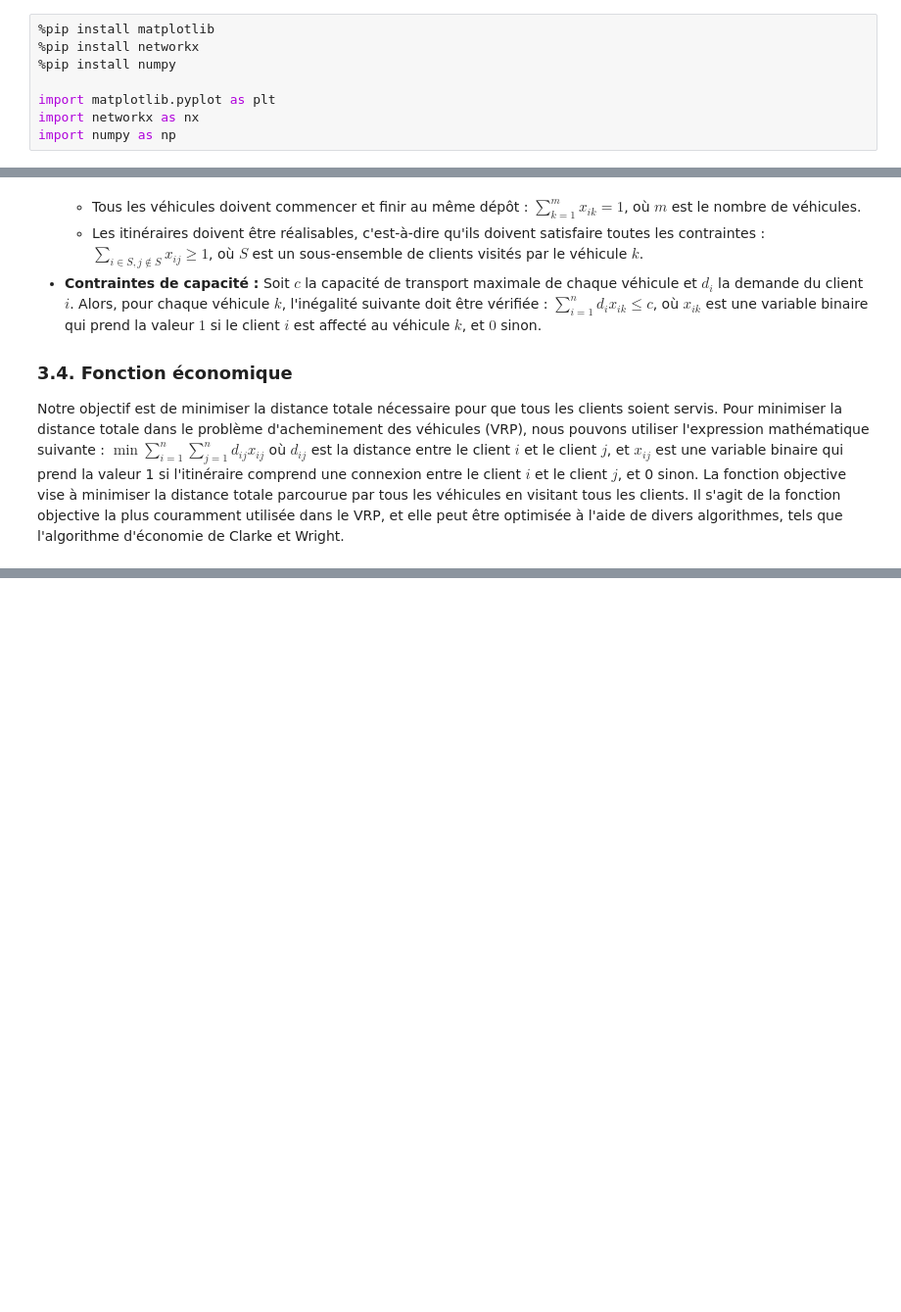
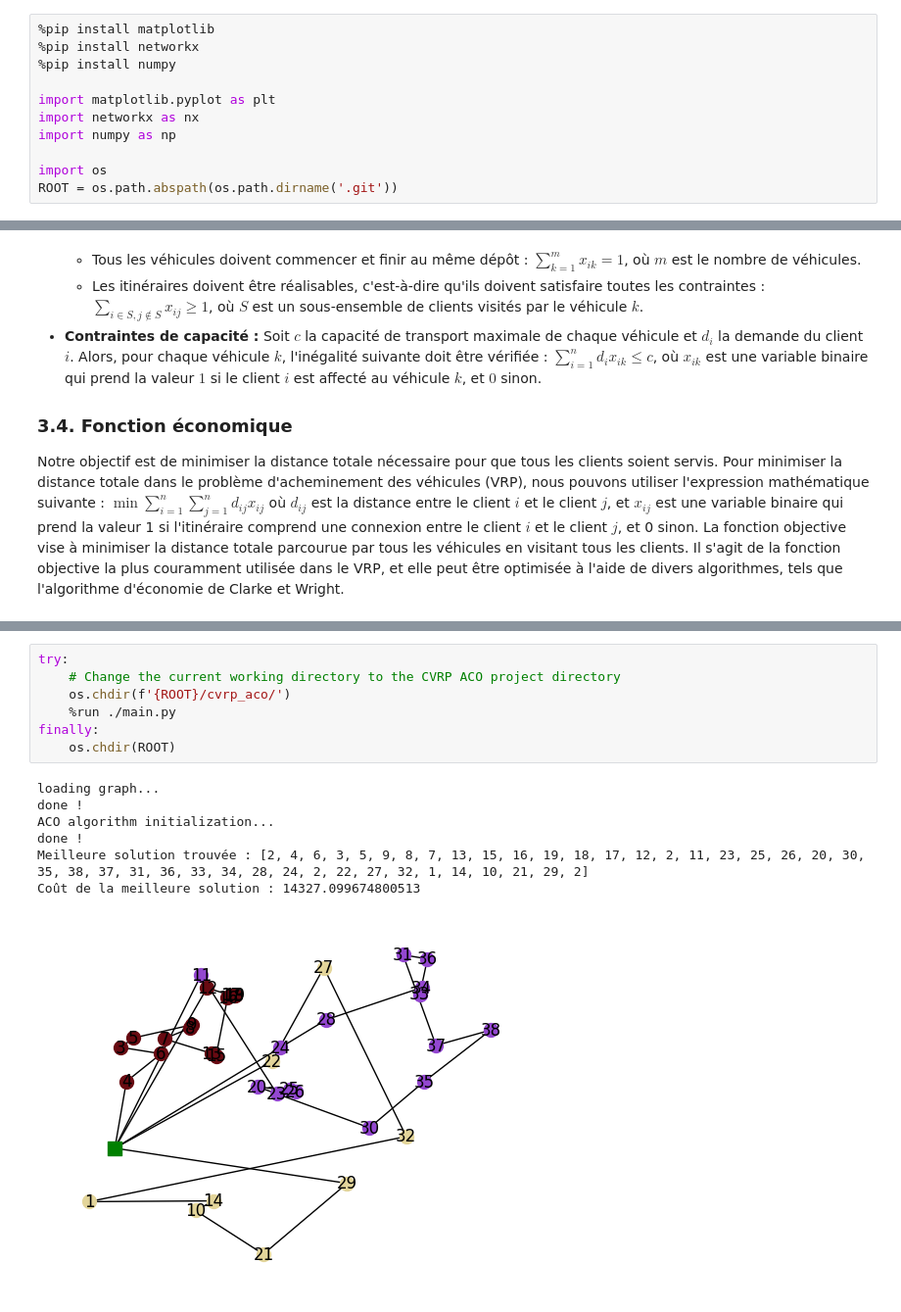
Before and after one commit to NoaJel/A3_B4__Algorithm, a Jupyter notebook: livrable-2.ipynb, the cells around one changed output, grey strips where cells are left out. Shown at 98% size. Cells and saved outputs as stored; diff of their text form; blank space fills up the shorter version.

Commit message:
add all algorithm and mutualize in main deliverable file

```diff
--- a/livrable-2.ipynb
+++ b/livrable-2.ipynb
@@ -23,4 +24,7 @@
 import matplotlib.pyplot as plt
 import networkx as nx
 import numpy as np
+
+import os
+ROOT = os.path.abspath(os.path.dirname('.git'))
 # %% [output]
@@ -129,0 +190,15 @@ Best total length: 2307
+# %%
+try:
+    # Change the current working directory to the CVRP ACO project directory
+    os.chdir(f'{ROOT}/cvrp_aco/')
+    %run ./main.py
+finally:
+    os.chdir(ROOT)
+# %% [output]
+loading graph...
+done !
+ACO algorithm initialization...
+done !
+Meilleure solution trouvée : [2, 4, 6, 3, 5, 9, 8, 7, 13, 15, 16, 19, 18, 17, 12, 2, 11, 23, 25, 26, 20, 30, 35, 38, 37, 31, 36, 33, 34, 28, 24, 2, 22, 27, 32, 1, 14, 10, 21, 29, 2]
+Coût de la meilleure solution : 14327.099674800513
+[figure, added]
```
Also changed, not shown: parts of 15 cells of this notebook, 37 other files.
